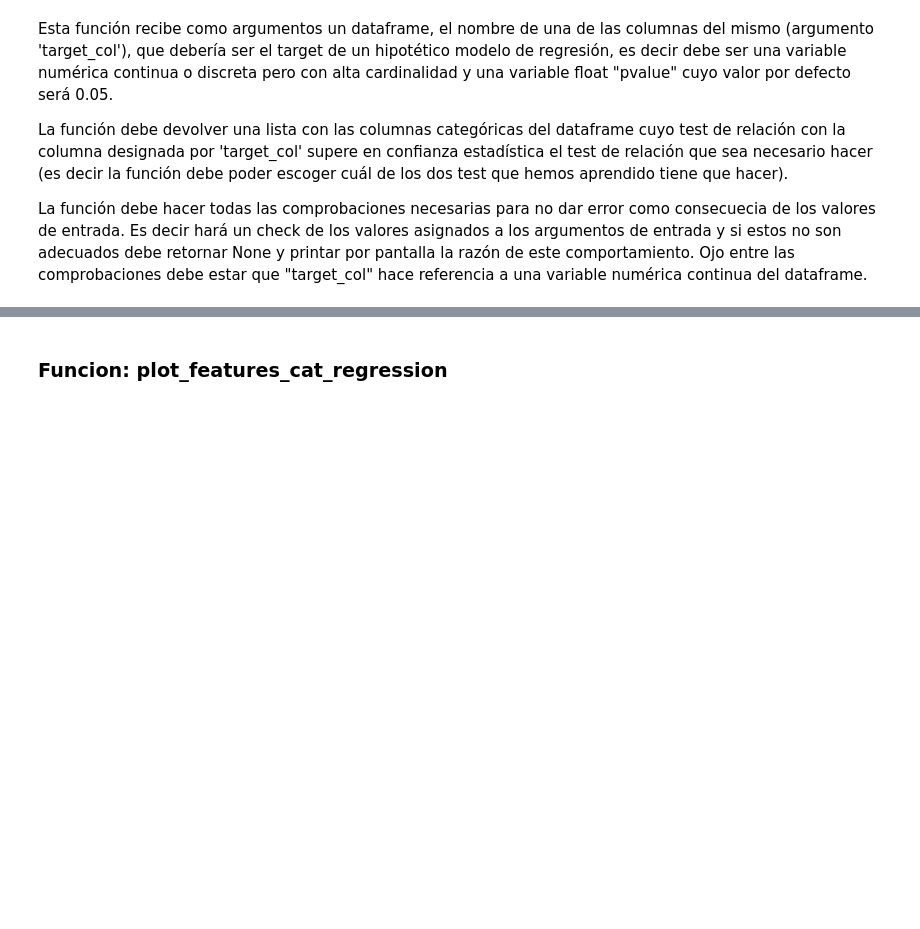
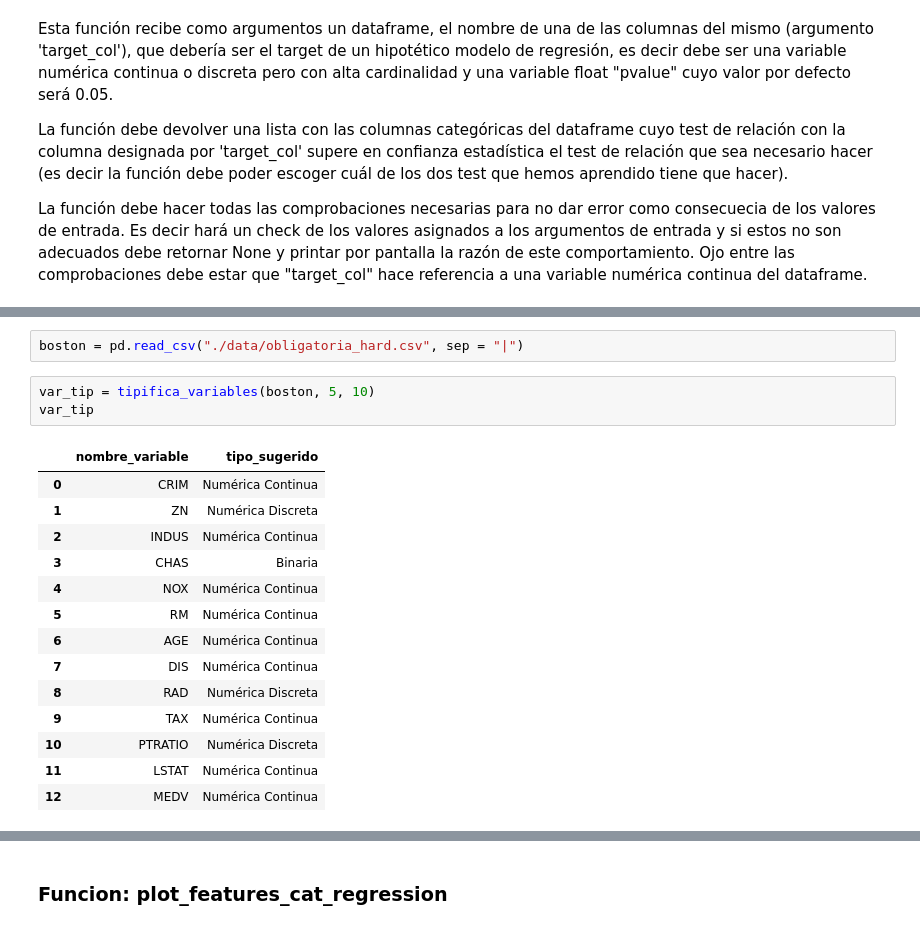
Before and after one commit to marosor/ML_Toolbox, a Jupyter notebook: Funciones 5 y 6 - Pedro.ipynb, the cells around one changed output, grey strips where cells are left out. Drawn from its saved outputs; the diff is of its cells as text; blank space fills up the shorter version.

```diff
--- a/Funciones 5 y 6 - Pedro.ipynb
+++ b/Funciones 5 y 6 - Pedro.ipynb
@@ -211 +233,21 @@ def get_features_cat_regression(df, target_col, pvalue=0.05):
+# %%
+boston = pd.read_csv("./data/obligatoria_hard.csv", sep = "|")
+# %%
+var_tip = tipifica_variables(boston, 5, 10)
+var_tip
+# %% [output]
+|  | nombre_variable | tipo_sugerido |
+| 0 | CRIM | Numérica Continua |
+| 1 | ZN | Numérica Discreta |
+| 2 | INDUS | Numérica Continua |
+| 3 | CHAS | Binaria |
+| 4 | NOX | Numérica Continua |
+| 5 | RM | Numérica Continua |
+| 6 | AGE | Numérica Continua |
+| 7 | DIS | Numérica Continua |
+| 8 | RAD | Numérica Discreta |
+| 9 | TAX | Numérica Continua |
+| 10 | PTRATIO | Numérica Discreta |
+| 11 | LSTAT | Numérica Continua |
+| 12 | MEDV | Numérica Continua |
 # %%
```
Also changed, not shown: parts of 19 cells of this notebook.
